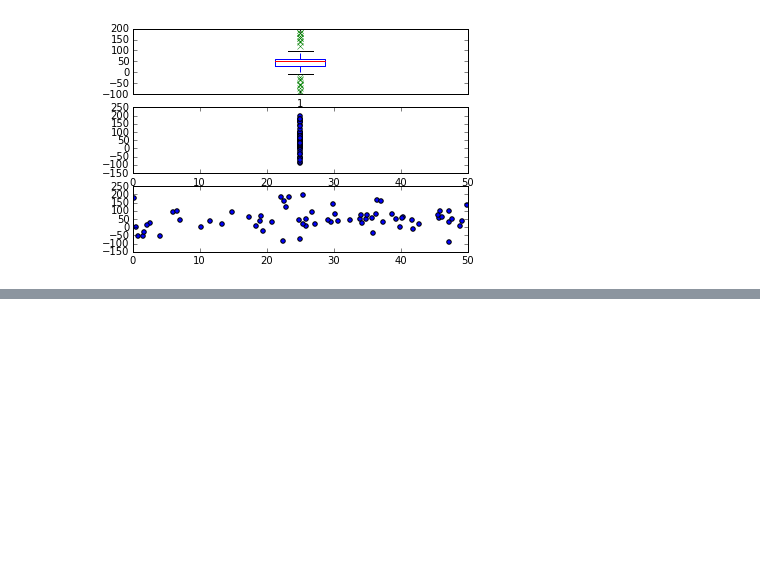
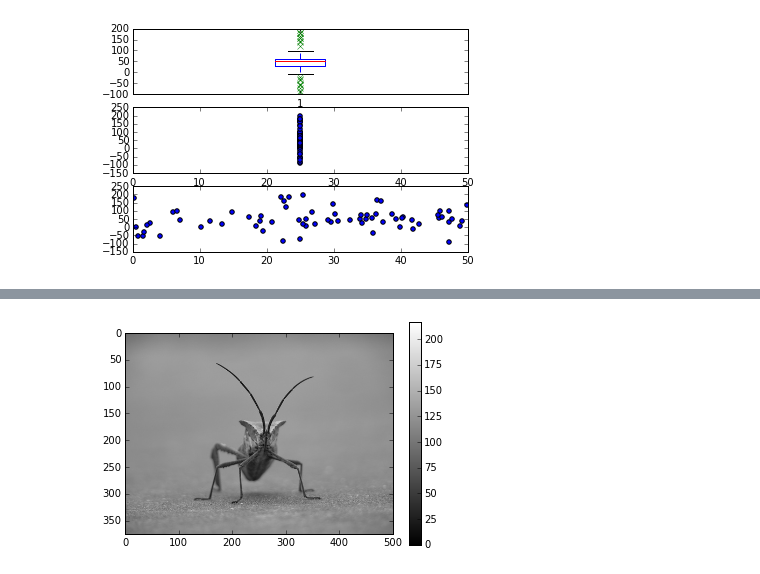
Before and after one commit to bijanvakili/pyvisual-notebook, a Jupyter notebook: chap2.ipynb, the cells around one changed output, grey strips where cells are left out. Saved outputs shown, nothing was run; the diff lists cells and outputs as text; code cells hidden in the pictures; blank space fills up the shorter version.

```diff
--- a/chap2.ipynb
+++ b/chap2.ipynb
@@ -375,0 +441,22 @@ plt.xlim([0, 50])
+# %%
+%matplotlib inline
+
+# sample to load a .png image
+
+import numpy as np
+from PIL import Image
+import matplotlib.pyplot as plt
+
+bug = Image.open('stinkbug.png')
+arr = np.array(bug.getdata(), np.uint8).reshape(
+    bug.size[1],
+    bug.size[0],
+    3,
+)
+
+plt.gray()
+plt.imshow(arr)
+plt.colorbar()
+plt.show()
+# %% [output]
+[figure, added]
```
Also changed, not shown: parts of 10 cells of this notebook, 2 other files.
